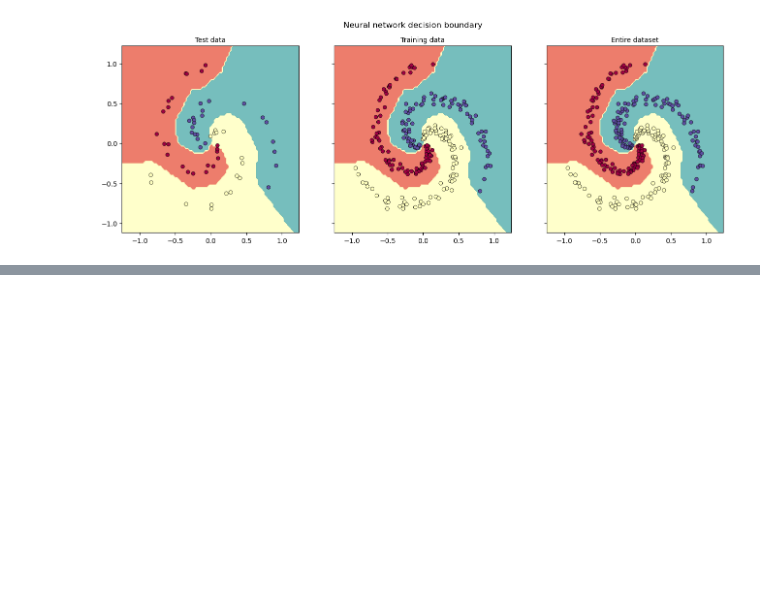
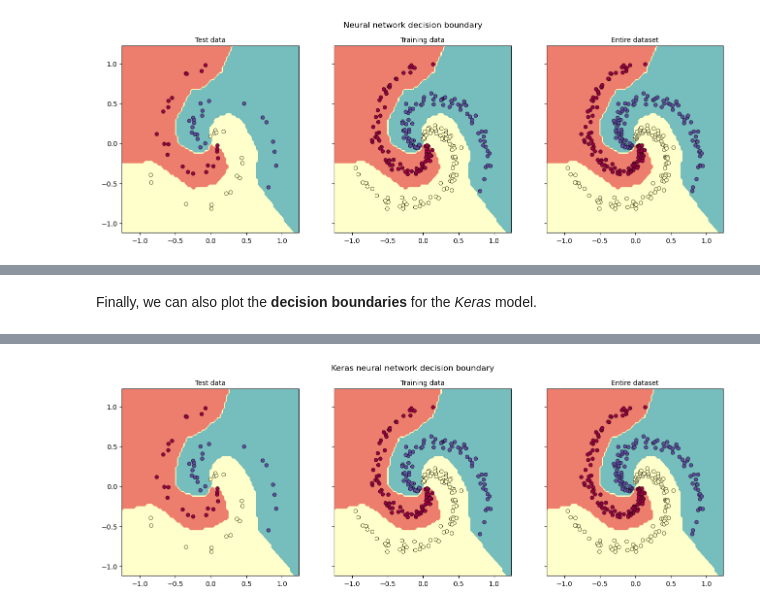
Before and after one commit to thomasjenny/neural_networks_basics, a Jupyter notebook: Neural_Networks.ipynb, the cells around one changed output, grey strips where cells are left out. Drawn from its saved outputs; the diff is of its cells as text; code cells hidden in the pictures; blank space fills up the shorter version.

```diff
--- a/Neural_Networks.ipynb
+++ b/Neural_Networks.ipynb
@@ -857,0 +1056,50 @@ plot_neural_network(X_test, y_test, X_train, y_train, X, y, W_learned, b_learned
+# %% [markdown]
+Finally, we can also plot the **decision boundaries** for the *Keras* model.
+# %%
+# Define bounds of the plotting surface
+x_min, x_max = X[:, 0].min() - 0.3, X[:, 0].max() + 0.3
+y_min, y_max = X[:, 1].min() - 0.3, X[:, 0].max() + 0.3
+
+# Define x and y scale (resolution)
+x_grid = np.arange(x_min, x_max, 0.03)
+y_grid = np.arange(y_min, y_max, 0.03)
+# Create a grid from x and y scale
+xx, yy = np.meshgrid(x_grid, y_grid)
+
+# Flatten the grid to 2 vectors
+r1, r2 = xx.flatten(), yy.flatten()
+r1, r2 = r1.reshape((len(r1), 1)), r2.reshape((len(r2), 1))
+# Stack the vectors horizontally (i.e., in 2 columns) to create inputs for the model
+grid = np.hstack((r1, r2))
+
+# Make predictions on the grid, apply argmax to obtain class labels instead of probs
+yhat = np.argmax(model.predict(grid), axis = 1)
+# Reshape the predictions back into a grid
+zz = yhat.reshape(xx.shape)
+
+# Define levels to plot
+levels = [-1, 0, 1, 2]
+
+# Generate plot and subplots; general formatting
+fig, (ax1, ax2, ax3) = plt.subplots(1, 3, sharex = True, sharey = True)
+fig.set_figheight(5)
+fig.set_figwidth(16)
+fig.suptitle("Keras neural network decision boundary", fontsize = 12)
+
+# Generate subplot for test data
+ax1.contourf(xx, yy, zz, levels, cmap = plt.cm.Spectral, alpha = 0.8)
+ax1.scatter(X_test[:, 0], X_test[:, 1], c = y_test, s = 30, cmap = plt.cm.Spectral, edgecolors="black", linewidths = 0.5)
+ax1.set_title("Test data", fontsize = 10)
+
+# Generate subplot for training data
+ax2.contourf(xx, yy, zz, levels, cmap = plt.cm.Spectral, alpha = 0.8)
+ax2.scatter(X_train[:, 0], X_train[:, 1], c = y_train, s = 30, cmap = plt.cm.Spectral, edgecolors="black", linewidths = 0.5)
+ax2.set_title("Training data", fontsize = 10)
+
+# Generate subplot for entire dataset
+ax3.contourf(xx, yy, zz, levels, cmap = plt.cm.Spectral, alpha = 0.8)
+ax3.scatter(X[:, 0], X[:, 1], c = y, s = 30, cmap = plt.cm.Spectral, edgecolors="black", linewidths = 0.5)
+ax3.set_title("Entire dataset", fontsize = 10)
+
+plt.show()
+# %% [output]
@@ -858,3 +1107,4 @@ plot_neural_network(X_test, y_test, X_train, y_train, X, y, W_learned, b_learned
+[figure, added]
 # %% [markdown]
 ## Sources <a id="sources"></a>
 
```
Also changed, not shown: parts of 32 cells of this notebook.
